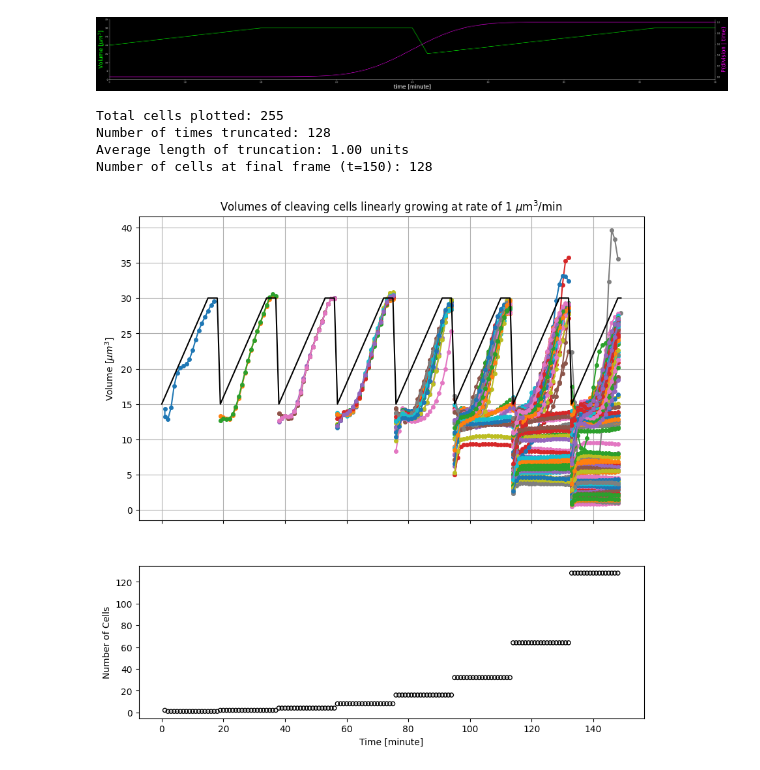
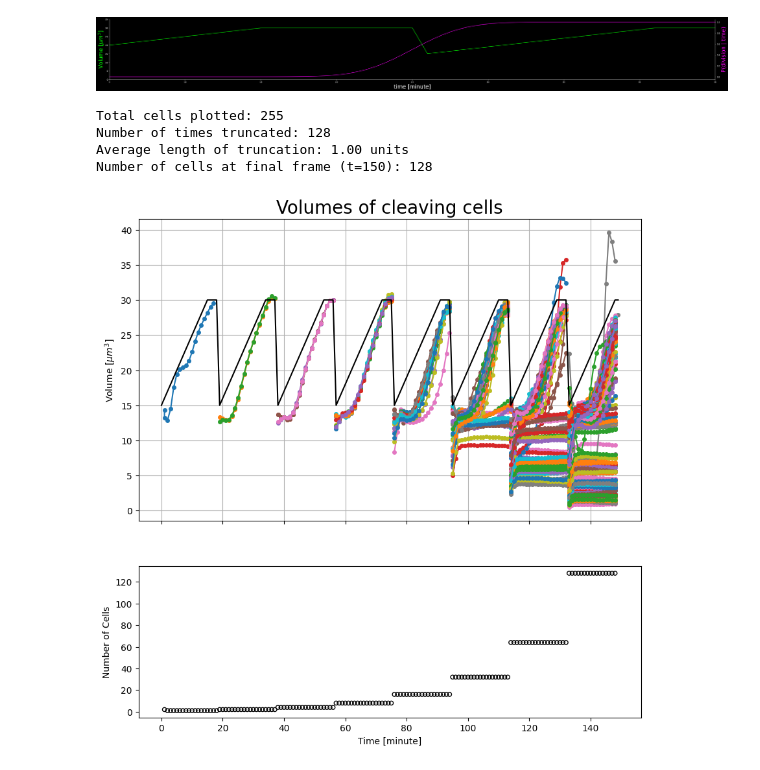
Before and after one commit to smegason/Goo, a Jupyter notebook: _notebooks/division.ipynb, the cells around one changed output. Saved outputs shown, nothing was run; the diff lists cells and outputs as text; code cells hidden in the pictures.

```diff
--- a/_notebooks/division.ipynb
+++ b/_notebooks/division.ipynb
@@ -931,32 +931,32 @@ for cell_name, volumes in volumes1.items():
     if frames and frames[-1] >= 146:
         final_frame_count += 1
 
 # Plot the simulated data
 ax1.plot(x, y, label='Theoretical cell cycle', color='black')
 
 print(f"Total cells plotted: {count}")
 print(f"Number of times truncated: {truncation_count}")
 if truncation_count > 0:
     average_truncation_length = truncation_length_total / truncation_count
     print(f"Average length of truncation: {average_truncation_length:.2f} units")
 
 print(f"Number of cells at final frame (t=150): {final_frame_count}")
 
 ax1.set_ylabel(r'Volume [$\mu m^3$]')
-ax1.set_title(rf'Volumes of cleaving cells linearly growing at rate of 1 $\mu$m$^3$/min')
+ax1.set_title(rf'Volumes of cleaving cells', fontsize=20)
 ax1.grid(True)
 
 # Plot the number of cells on the second plot
 ax2.scatter(simulation_cost[:-1], num_cells[:-1], s=20, color='black', marker='o', facecolors='none', edgecolors='black')
 ax2.set_xlabel(r'Time [minute]')
 ax2.set_ylabel('Number of Cells')
 # Saving the plot
 plt.savefig("/Users/antoine/Harvard/MegasonLab/GPU_backup/AntoineRuzette/goo/data/division/20240312_division_with_adhesion_synchronous/20240312_volumes_over_time_2.png", dpi=300, bbox_inches='tight', pad_inches=0.1)
 
 plt.show()
 # %% [output]
 Total cells plotted: 255
 Number of times truncated: 128
 Average length of truncation: 1.00 units
 Number of cells at final frame (t=150): 128
-[figure, old version]
+[figure, new version]
```
Also changed, not shown: parts of 3 cells of this notebook, 5 other files.
